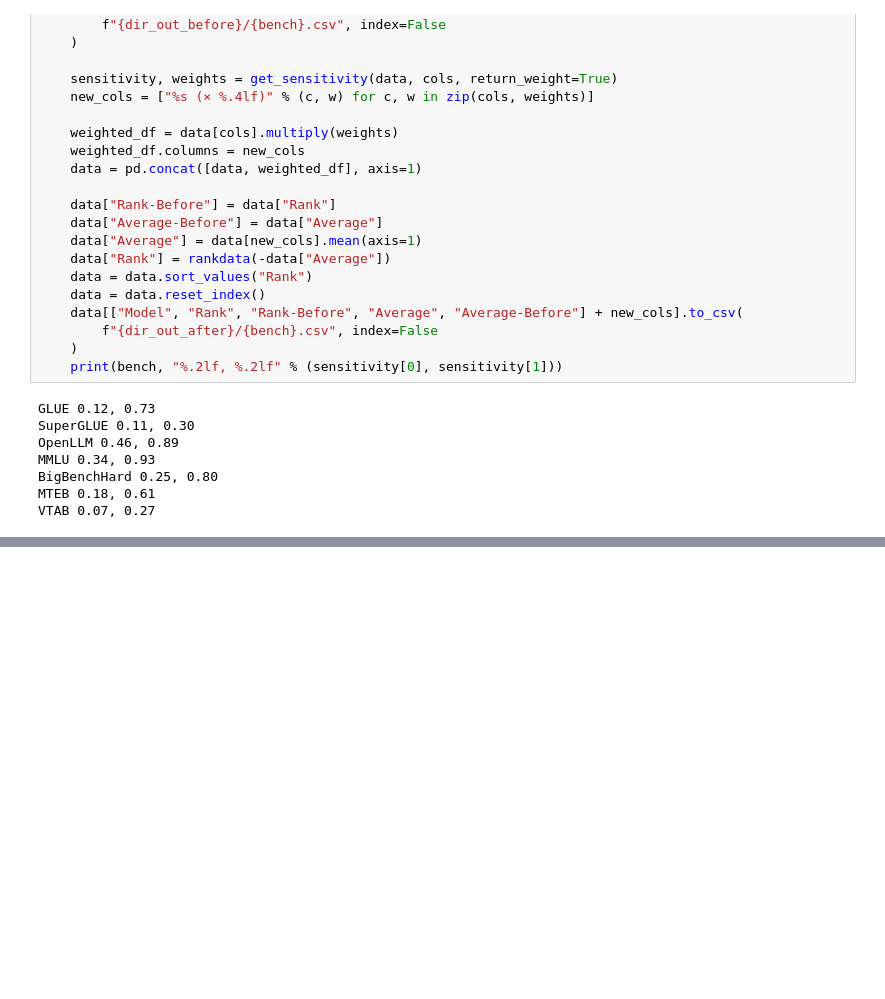
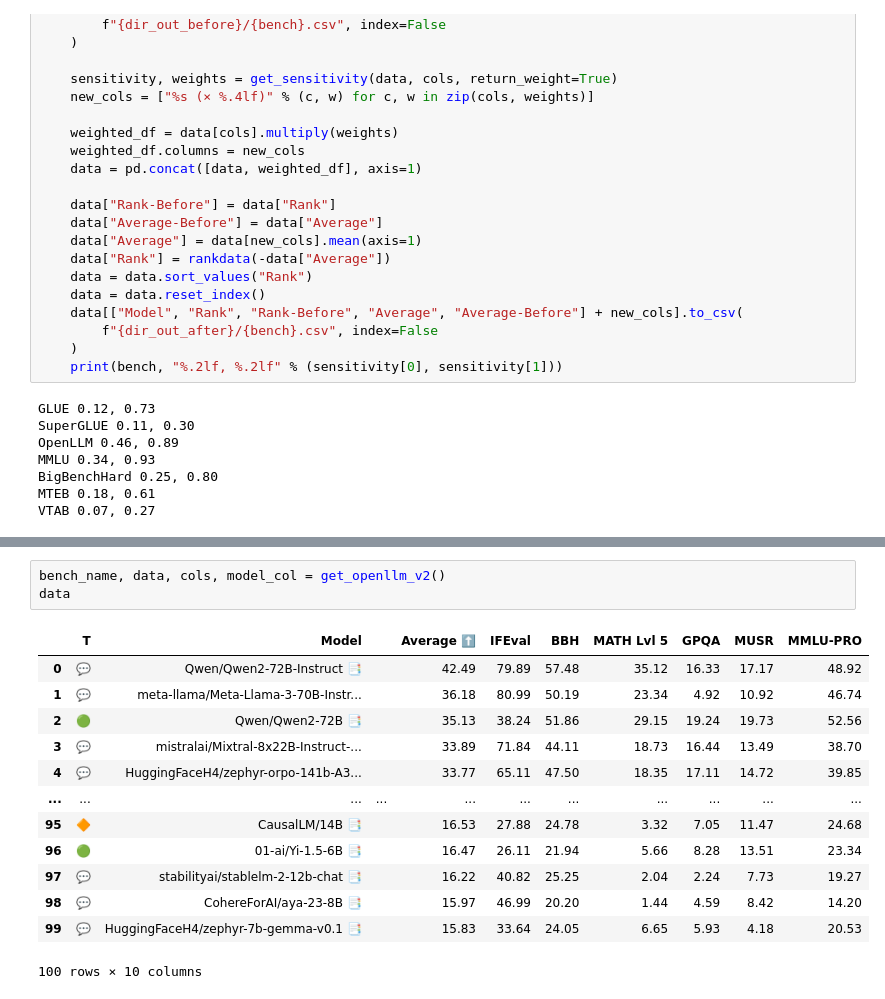
Before and after one commit to socialfoundations/benchbench, a Jupyter notebook: generate.ipynb, the cells around one changed output, grey strips where cells are left out. Saved outputs shown, nothing was run; the diff lists cells and outputs as text; blank space fills up the shorter version.

```diff
--- a/generate.ipynb
+++ b/generate.ipynb
@@ -182,0 +1391,17 @@ KeyError: 236
+# %%
+bench_name, data, cols, model_col = get_openllm_v2()
+data
+# %% [output]
+|  | T | Model |  | Average ⬆️ | IFEval | BBH | MATH Lvl 5 | GPQA | MUSR | MMLU-PRO |
+| 0 | 💬 | Qwen/Qwen2-72B-Instruct 📑 |  | 42.49 | 79.89 | 57.48 | 35.12 | 16.33 | 17.17 | 48.92 |
+| 1 | 💬 | meta-llama/Meta-Llama-3-70B-Instr... |  | 36.18 | 80.99 | 50.19 | 23.34 | 4.92 | 10.92 | 46.74 |
+| 2 | 🟢 | Qwen/Qwen2-72B 📑 |  | 35.13 | 38.24 | 51.86 | 29.15 | 19.24 | 19.73 | 52.56 |
+| 3 | 💬 | mistralai/Mixtral-8x22B-Instruct-... |  | 33.89 | 71.84 | 44.11 | 18.73 | 16.44 | 13.49 | 38.70 |
+| 4 | 💬 | HuggingFaceH4/zephyr-orpo-141b-A3... |  | 33.77 | 65.11 | 47.50 | 18.35 | 17.11 | 14.72 | 39.85 |
+| ... | ... | ... | ... | ... | ... | ... | ... | ... | ... | ... |
+| 95 | 🔶 | CausalLM/14B 📑 |  | 16.53 | 27.88 | 24.78 | 3.32 | 7.05 | 11.47 | 24.68 |
+| 96 | 🟢 | 01-ai/Yi-1.5-6B 📑 |  | 16.47 | 26.11 | 21.94 | 5.66 | 8.28 | 13.51 | 23.34 |
+| 97 | 💬 | stabilityai/stablelm-2-12b-chat 📑 |  | 16.22 | 40.82 | 25.25 | 2.04 | 2.24 | 7.73 | 19.27 |
+| 98 | 💬 | CohereForAI/aya-23-8B 📑 |  | 15.97 | 46.99 | 20.20 | 1.44 | 4.59 | 8.42 | 14.20 |
+| 99 | 💬 | HuggingFaceH4/zephyr-7b-gemma-v0.1 📑 |  | 15.83 | 33.64 | 24.05 | 6.65 | 5.93 | 4.18 | 20.53 |
+100 rows × 10 columns
```
Also changed, not shown: parts of 16 cells of this notebook, 8 other files.
